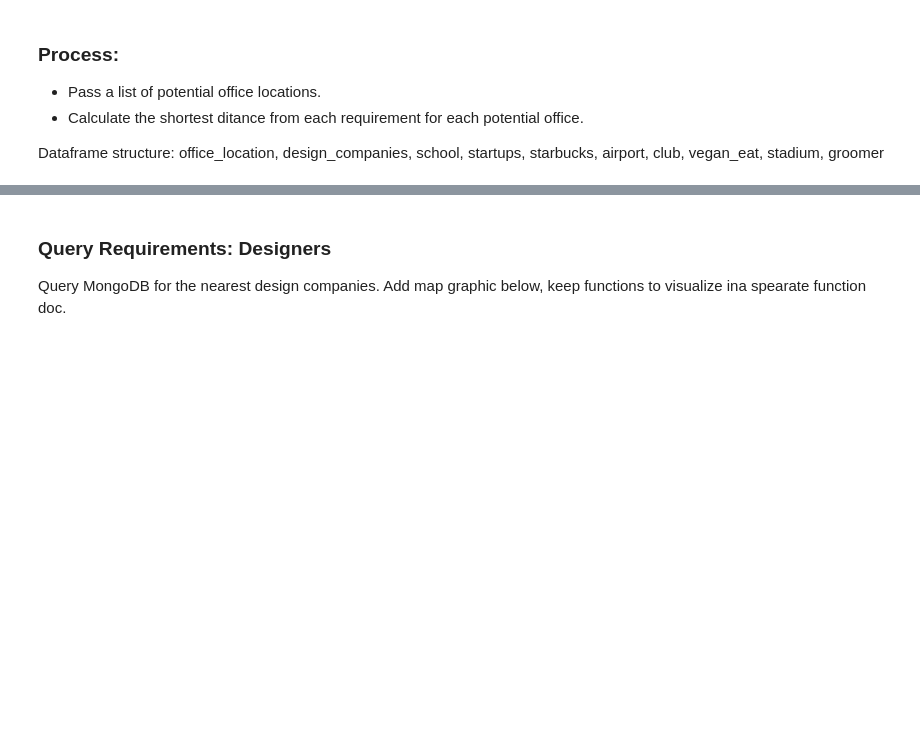
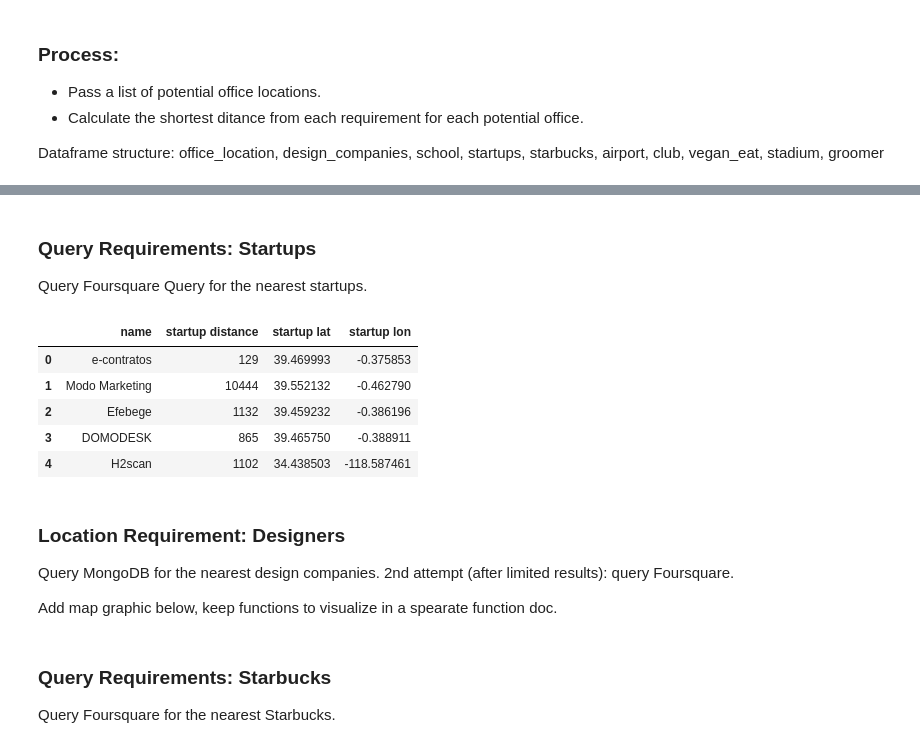
Before and after one commit to VeniceHartwell/project-3-geo, a Jupyter notebook: Analysis.ipynb, the cells around one changed output, grey strips where cells are left out. Drawn from its saved outputs; the diff is of its cells as text; code cells hidden in the pictures; blank space fills up the shorter version.

```diff
--- a/Analysis.ipynb
+++ b/Analysis.ipynb
@@ -103,0 +149,17 @@ Communal decisions: dog + club. So how much do they care?
+# %% [markdown]
+### Query Requirements: Startups
+
+Query Foursquare Query for the nearest startups.
+# %%
+# this was almost accomplished in the 'find_offices' function with a mongodb query but the mongodb database is incomplete.
+
+# query Foursquare for the closest venue
+val_nearest_startup = get_venue('startup',val)
+val_nearest_startup
+# %% [output]
+|  | name | startup distance | startup lat | startup lon |
+| 0 | e-contratos | 129 | 39.469993 | -0.375853 |
+| 1 | Modo Marketing | 10444 | 39.552132 | -0.462790 |
+| 2 | Efebege | 1132 | 39.459232 | -0.386196 |
+| 3 | DOMODESK | 865 | 39.465750 | -0.388911 |
+| 4 | H2scan | 1102 | 34.438503 | -118.587461 |
@@ -104,5 +170,6 @@ Communal decisions: dog + club. So how much do they care?
 # %% [markdown]
-### Query Requirements: Designers
+### Location Requirement: Designers
 
-Query MongoDB for the nearest design companies.
-Add map graphic below, keep functions to visualize ina spearate function doc.
+Query MongoDB for the nearest design companies. 2nd attempt (after limited results): query Foursquare.
+
+Add map graphic below, keep functions to visualize in a spearate function doc.
@@ -108,0 +181,4 @@ Add map graphic below, keep functions to visualize ina spearate function doc.
+# %% [markdown]
+### Query Requirements: Starbucks
+
+Query Foursquare for the nearest Starbucks.
```
Also changed, not shown: parts of 43 cells of this notebook, 7 other files.
